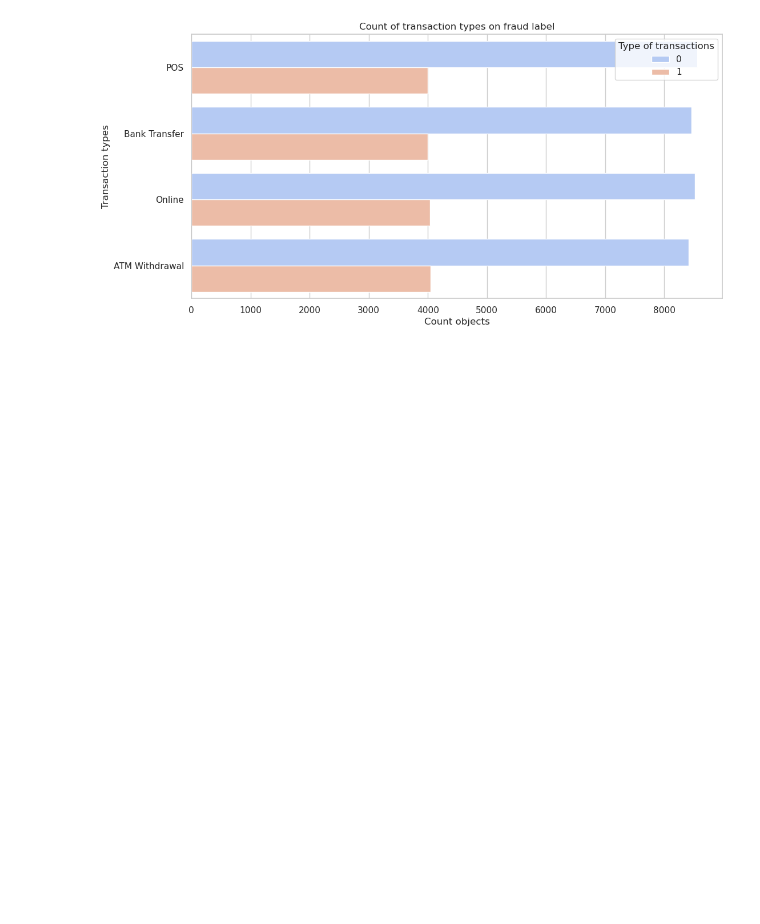
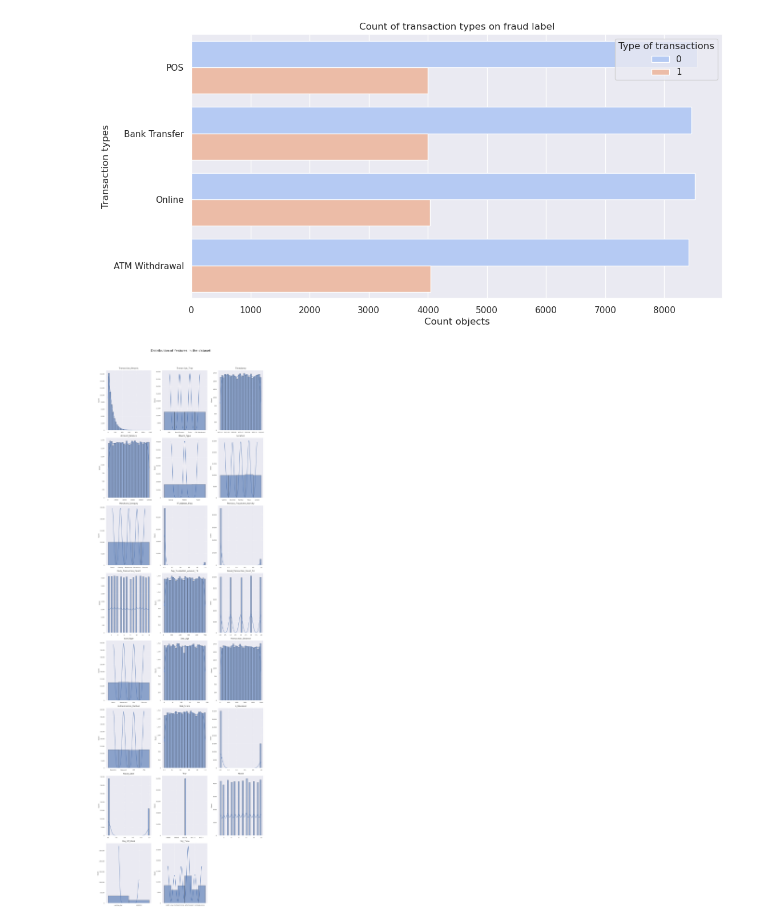
Before and after one commit to crissyro/Fraud-Detection-Transactions, a Jupyter notebook: jupyter/fraud_detection_transactions.ipynb, the cells around one changed output. Cells and saved outputs as stored; diff of their text form; code cells hidden in the pictures; blank space fills up the shorter version.

Commit message:
add general histogram

```diff
--- a/jupyter/fraud_detection_transactions.ipynb
+++ b/jupyter/fraud_detection_transactions.ipynb
@@ -75,6 +75,7 @@ warnings.filterwarnings('ignore')
 
 plt.style.use('seaborn-v0_8-pastel')
 sns.set_theme(style='whitegrid')
+sns.set_style('darkgrid')
 pd.set_option('display.max_columns', None)
 # %%
 PATH = 'data/synthetic_fraud_dataset.csv'
@@ -276,3 +277,41 @@ plt.ylabel('Transaction types', fontsize=12)
 plt.legend(title='Type of transactions');
 # %% [output]
 [figure]
+# %%
+n_cols = 3
+n_features = len(df.columns)
+n_rows = (n_features + n_cols - 1) // n_cols
+
+fig, axes = plt.subplots(nrows=n_rows, ncols=n_cols, figsize=(15, 6*n_rows))
+fig.suptitle('Distribution of features in the dataset', fontsize=20, y=1.02)
+
+axes = axes.flatten()
+
+for i, column in enumerate(df.columns):
+    ax = axes[i]
+
+    sns.histplot(df[column],
+                 ax=ax,
+                 kde=True,
+                 bins=30,
+                 alpha=0.6,
+                 edgecolor='black',
+                 linewidth=0.5)
+
+    ax.set_title(f'{column}', fontsize=12, pad=10)
+    ax.set_xlabel('')
+    ax.set_ylabel('Count', fontsize=9)
+    ax.tick_params(axis='both', which='major', labelsize=8)
+    ax.grid(True, linestyle='--', alpha=0.7)
+
+    ax.get_yaxis().set_major_formatter(
+        plt.FuncFormatter(lambda x, p: format(int(x), ','))
+    )
+
+for j in range(n_features, len(axes)):
+    fig.delaxes(axes[j])
+
+plt.tight_layout()
+plt.show()
+# %% [output]
+[figure, added]
```
Also changed, not shown: parts of 2 cells of this notebook.
